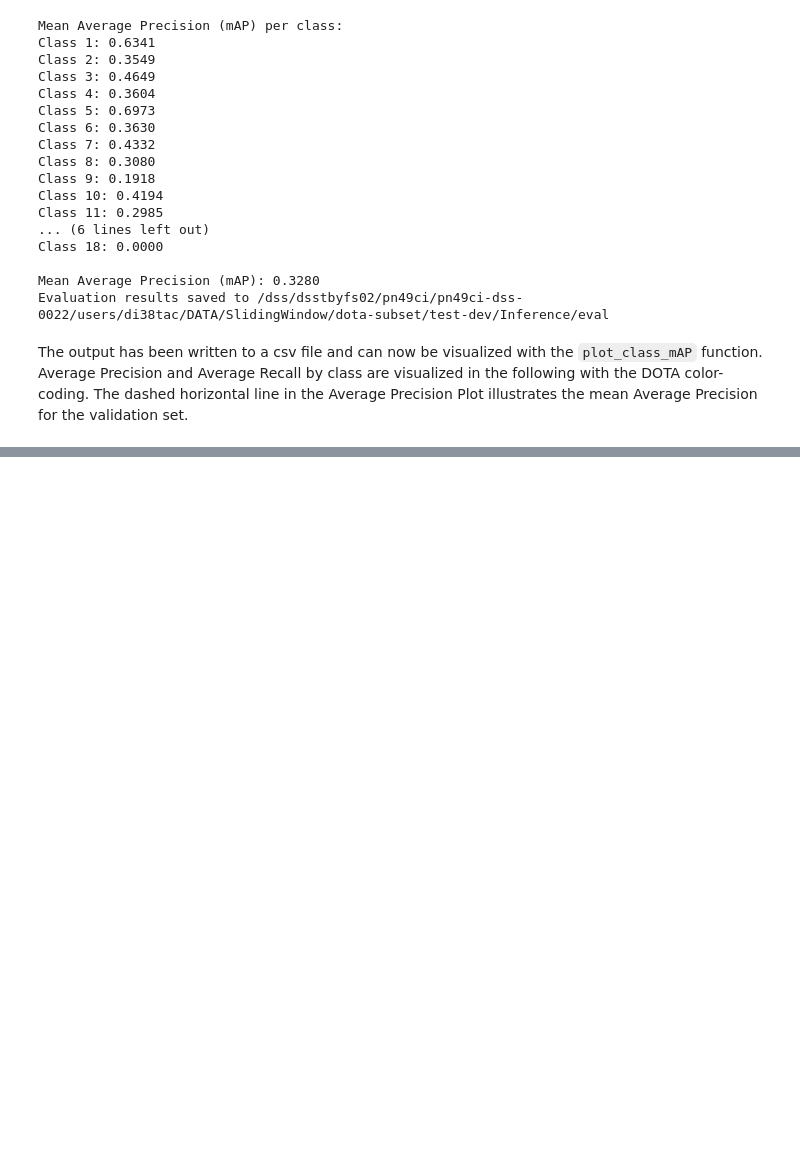
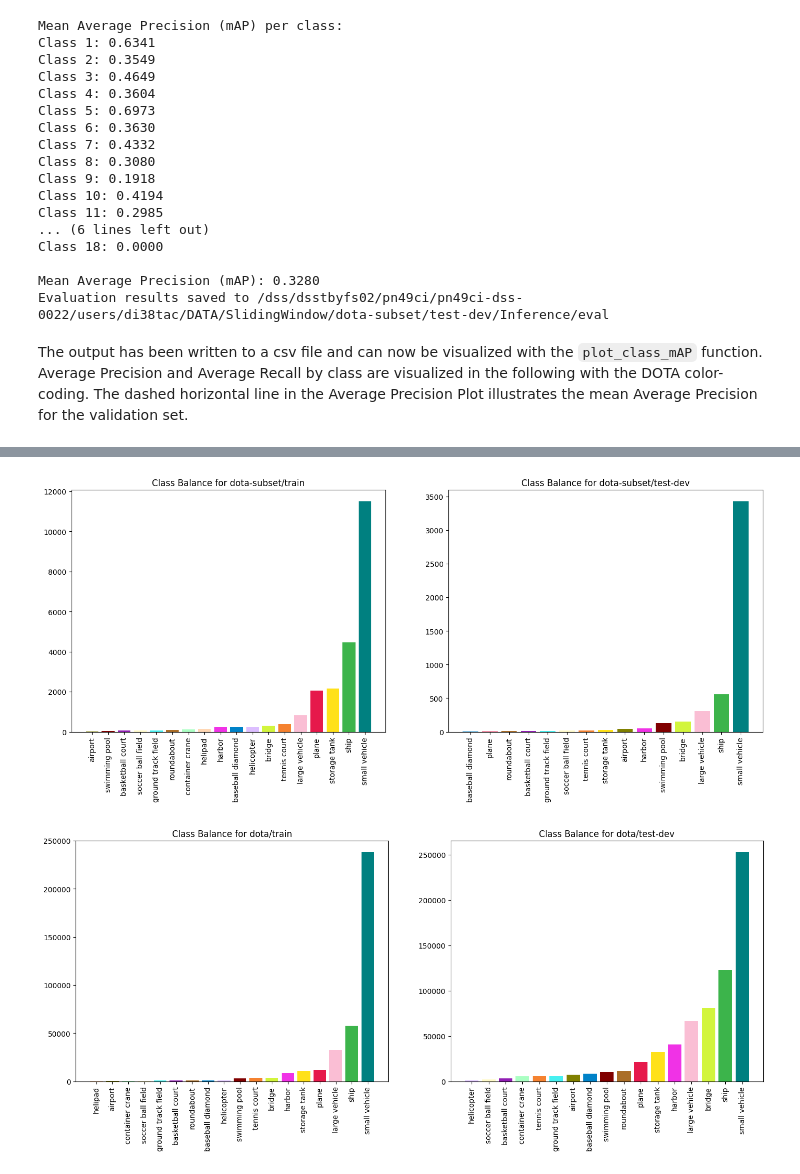
Before and after one commit to Siedrid/DOTA-Net, a Jupyter notebook: code/03-DOTA_Inference_visualizations.ipynb, the cells around one changed output, grey strips where cells are left out. Saved outputs shown, nothing was run; the diff lists cells and outputs as text; code cells hidden in the pictures; blank space fills up the shorter version.

```diff
--- a/code/03-DOTA_Inference_visualizations.ipynb
+++ b/code/03-DOTA_Inference_visualizations.ipynb
@@ -192,0 +196,11 @@ plot_class_mAP(df)
+# %%
+import sys
+sys.path.append('/dss/dsshome1/0A/di38tac/DOTA-Net/code')
+from utils.visualization import plot_class_freq
+
+splits = ['train', 'test-dev']
+plot_class_freq(splits, "dota-subset")
+plot_class_freq(splits, "dota")
+# %% [output]
+[figure, added]
+[figure, added]
```
Also changed, not shown: parts of 2 cells of this notebook, 2 other files.
